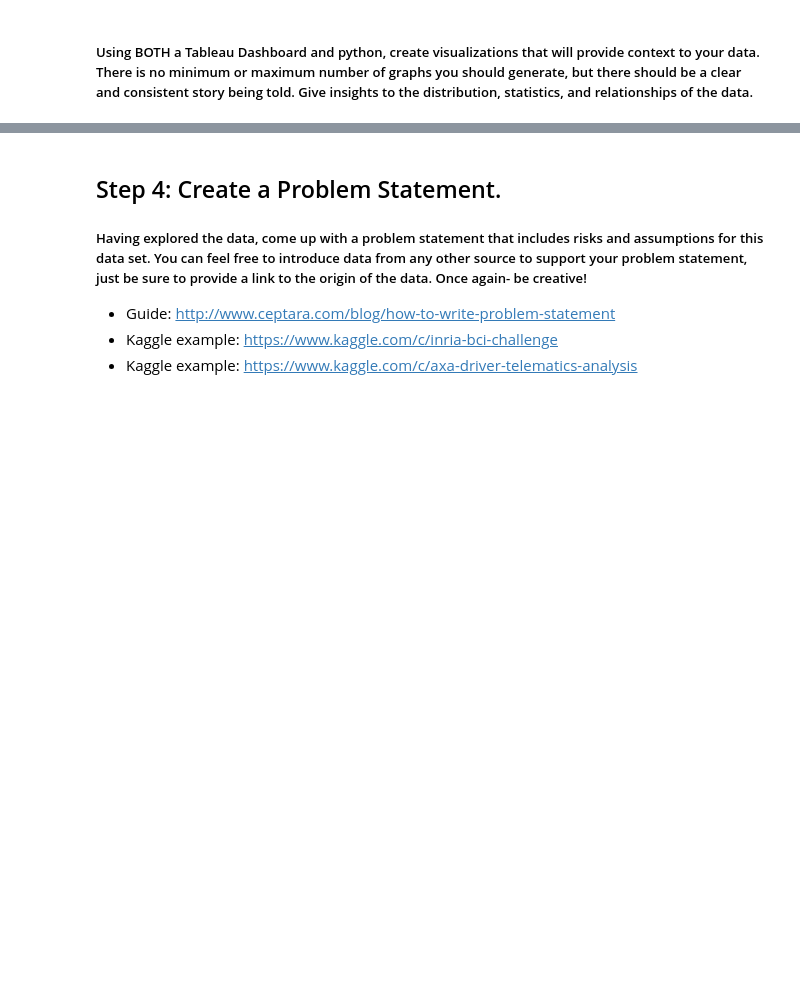
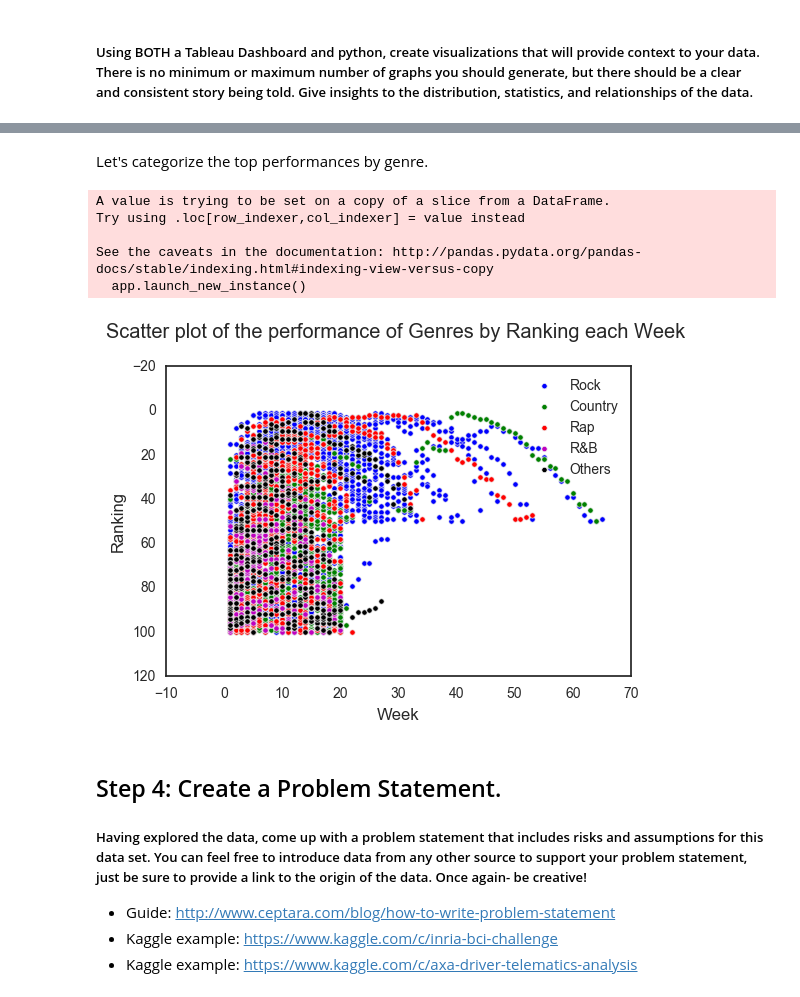
Before and after one commit to bkmaxime1/dsi-maximebouadoumou, a Jupyter notebook: Projects/project-02/P2 Solution.ipynb, the cells around one changed output, grey strips where cells are left out. Saved outputs shown, nothing was run; the diff lists cells and outputs as text; code cells hidden in the pictures; blank space fills up the shorter version.

```diff
--- a/Projects/project-02/P2 Solution.ipynb
+++ b/Projects/project-02/P2 Solution.ipynb
@@ -380,3 +391,24 @@ df2
+# %% [markdown]
+ Let's categorize the top performances by genre.
+# %%
+plt.figure(2)
+df3['Hello'] = np.select([df3.genre == 'Rock', df3.genre == 'Country', df3.genre == 'Rap', df3.genre == 'R&B'],
+                         ['Rock','Country','Rap','R&B'],'Others')
+for color, label in zip('bgrmk', ['Rock','Country','Rap','R&B','Others']):
+    subset = df3[df3.Hello == label]
+    plt.scatter(subset.Week, subset.Ranking, s=15, c=color, label=str(label))
+plt.title("Scatter plot of the performance of Genres by Ranking each Week \n")
+plt.xlabel('Week')
+plt.legend()
+plt.ylabel('Ranking')
+plt.gca().invert_yaxis()
+# %% [output]
+A value is trying to be set on a copy of a slice from a DataFrame.
+Try using .loc[row_indexer,col_indexer] = value instead
+
+See the caveats in the documentation: http://pandas.pydata.org/pandas-docs/stable/indexing.html#indexing-view-versus-copy
+  app.launch_new_instance()
+[figure, added]
 # %% [markdown]
 ## Step 4: Create a Problem Statement.
 
```
Also changed, not shown: parts of 56 cells of this notebook, 1 other file.
